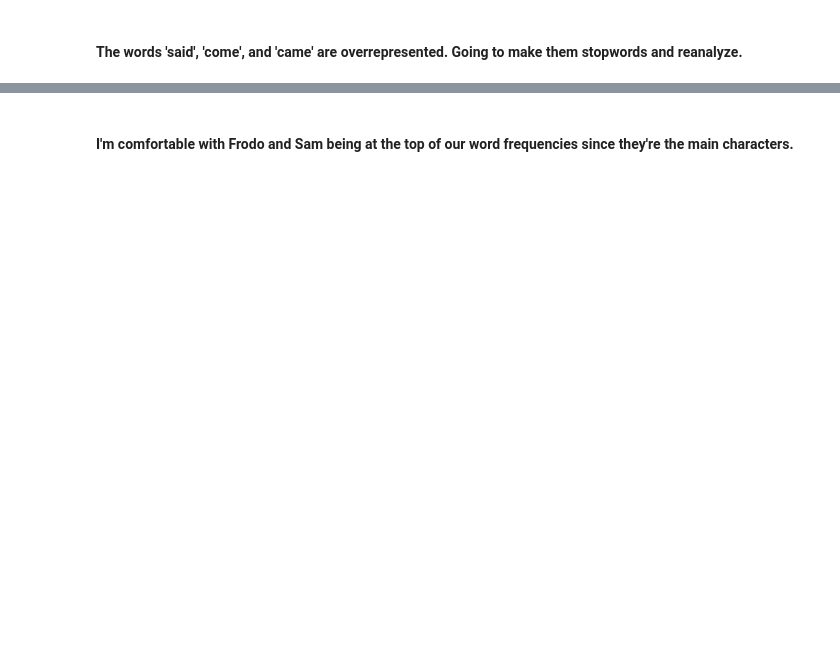
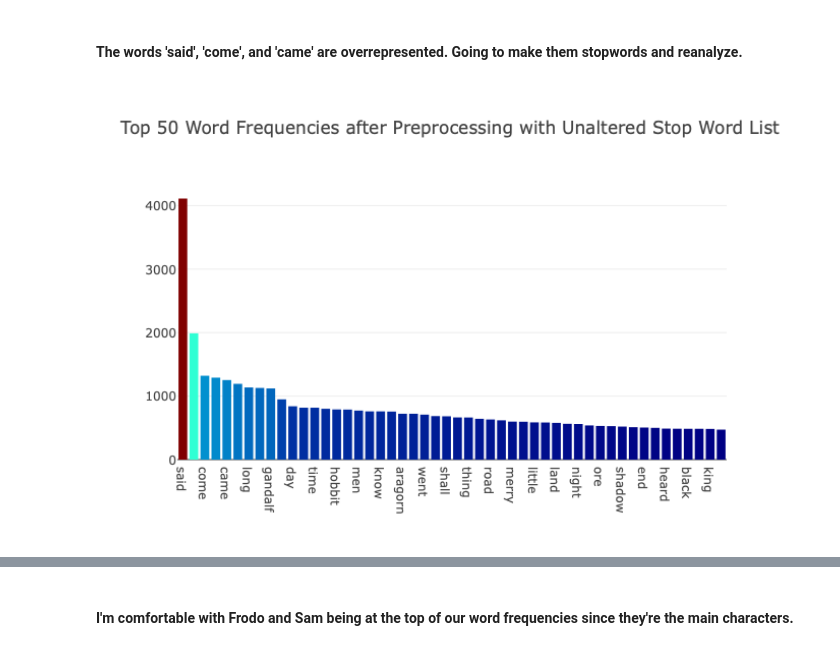
Before and after one commit to JDHazard/tolkien_nlp_capstone, a Jupyter notebook: preprocessing_stopwords_plotly.ipynb, the cells around one changed output, grey strips where cells are left out. Drawn from its saved outputs; the diff is of its cells as text; code cells hidden in the pictures; blank space fills up the shorter version.

Commit message:
added plotly png images

```diff
--- a/preprocessing_stopwords_plotly.ipynb
+++ b/preprocessing_stopwords_plotly.ipynb
@@ -166,6 +166,12 @@ py.iplot(fig, filename='basic-bar')
 [interactive output not drawn]
 # %% [markdown]
 #### The words 'said', 'come', and 'came' are overrepresented. Going to make them stopwords and reanalyze.
+# %%
+# Needed to include a .png image of the graph because it wasn't rendering in GitHub.
+from IPython.display import Image
+Image(filename="plotly_graphs.img/newplot-3.png", width=1500, height=2000)
+# %% [output]
+[figure, added]
 # %%
 # Knowing how sensitive LDA models can be regarding word counts; I'm reticent to remove any additional stopwords.
 
```
Also changed, not shown: parts of 4 cells of this notebook.
